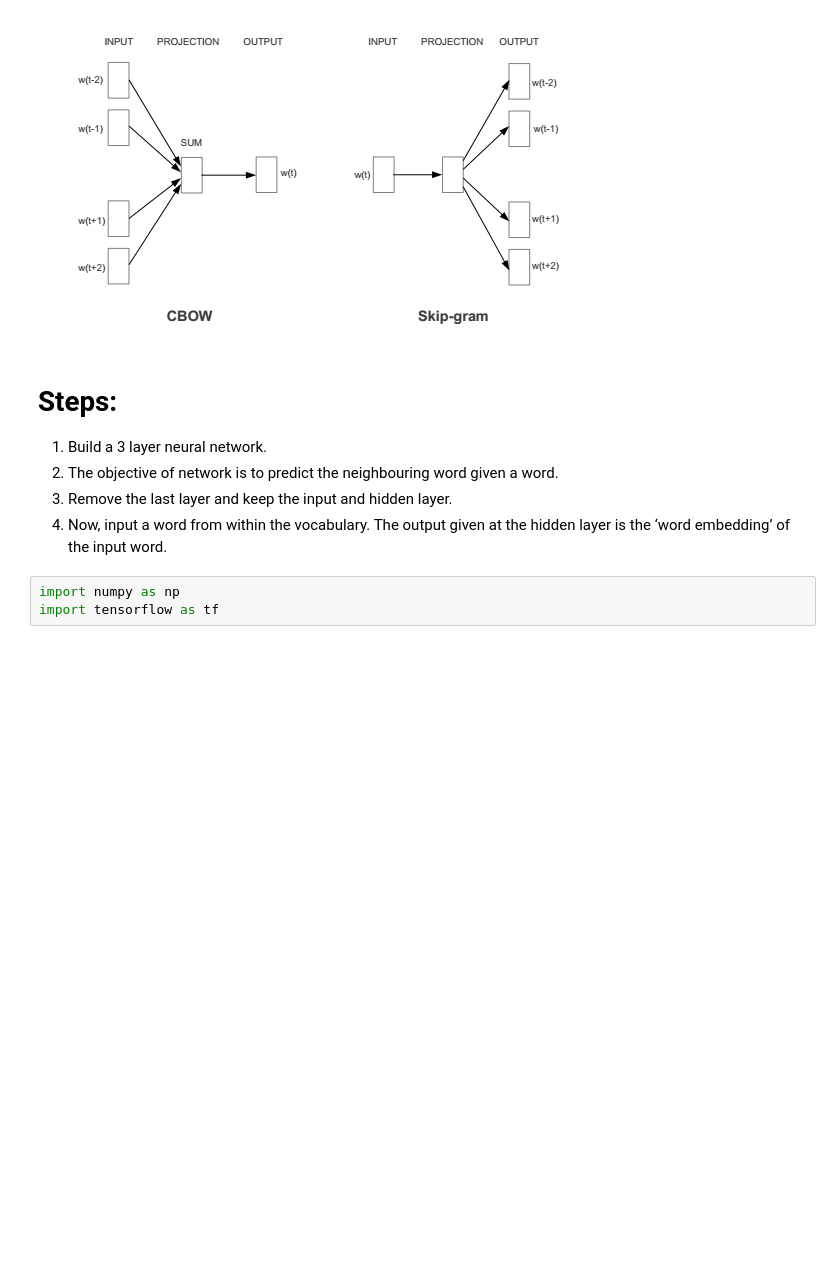
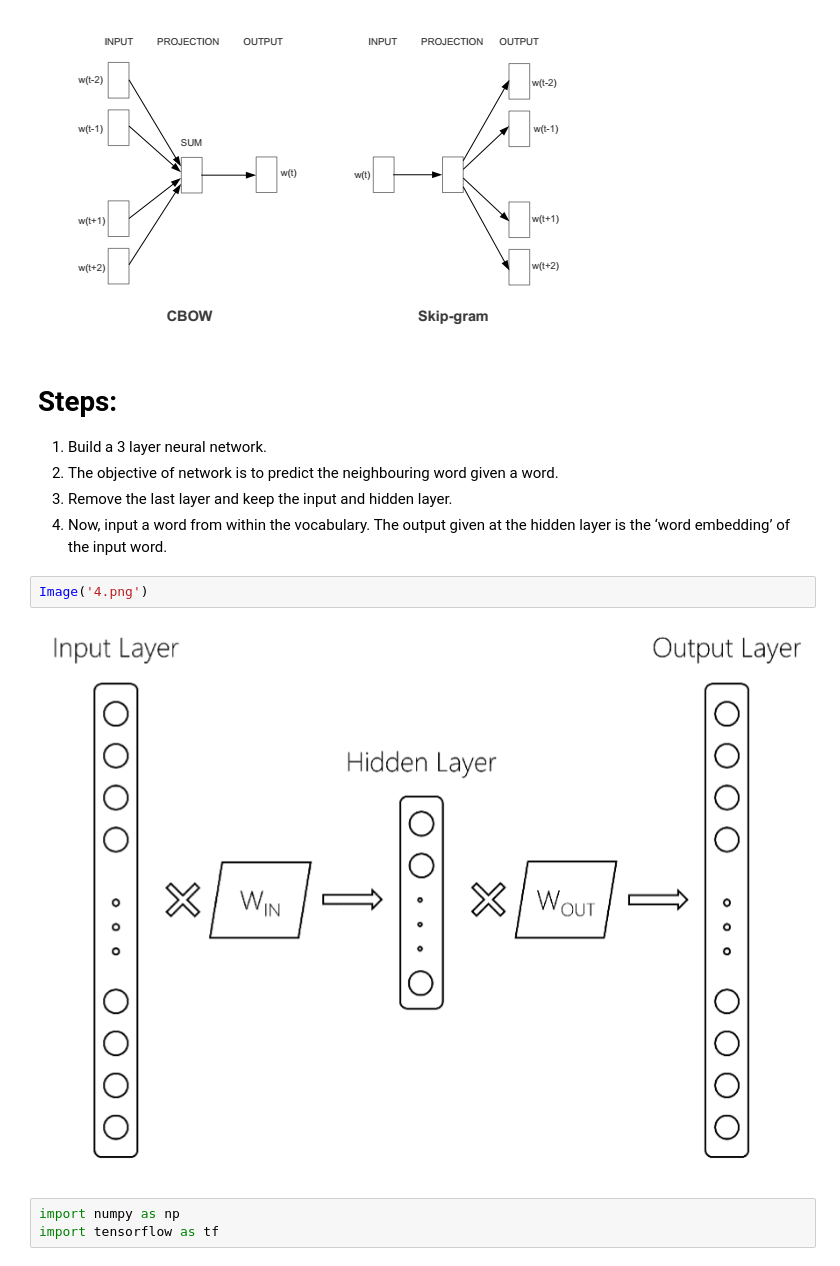
Before and after one commit to sudharsan13296/Word2vec-from-scratch, a Jupyter notebook: word2vec scratch.ipynb, the cells around one changed output. Saved outputs shown, nothing was run; the diff lists cells and outputs as text; blank space fills up the shorter version.

Commit message:
added images

```diff
--- a/word2vec scratch.ipynb
+++ b/word2vec scratch.ipynb
@@ -21,6 +21,10 @@ Image('Cbowskip.png')
 2. The objective of network is to predict the neighbouring word given a word.
 3. Remove the last layer and keep the input and hidden layer.
 4. Now, input a word from within the vocabulary. The output given at the hidden layer is the ‘word embedding’ of the input word.
+# %%
+Image('4.png')
+# %% [output]
+[figure, added]
 # %%
 import numpy as np
 import tensorflow as tf
```
Also changed, not shown: parts of 1 cell of this notebook.
